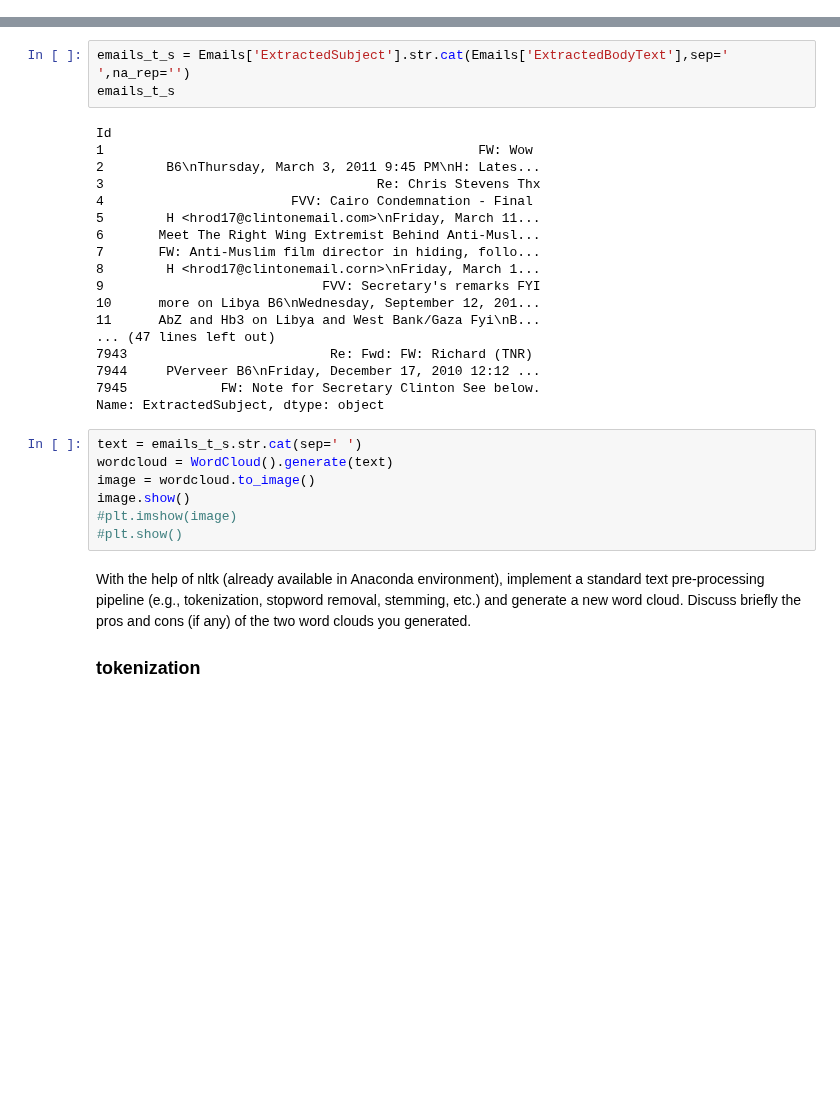
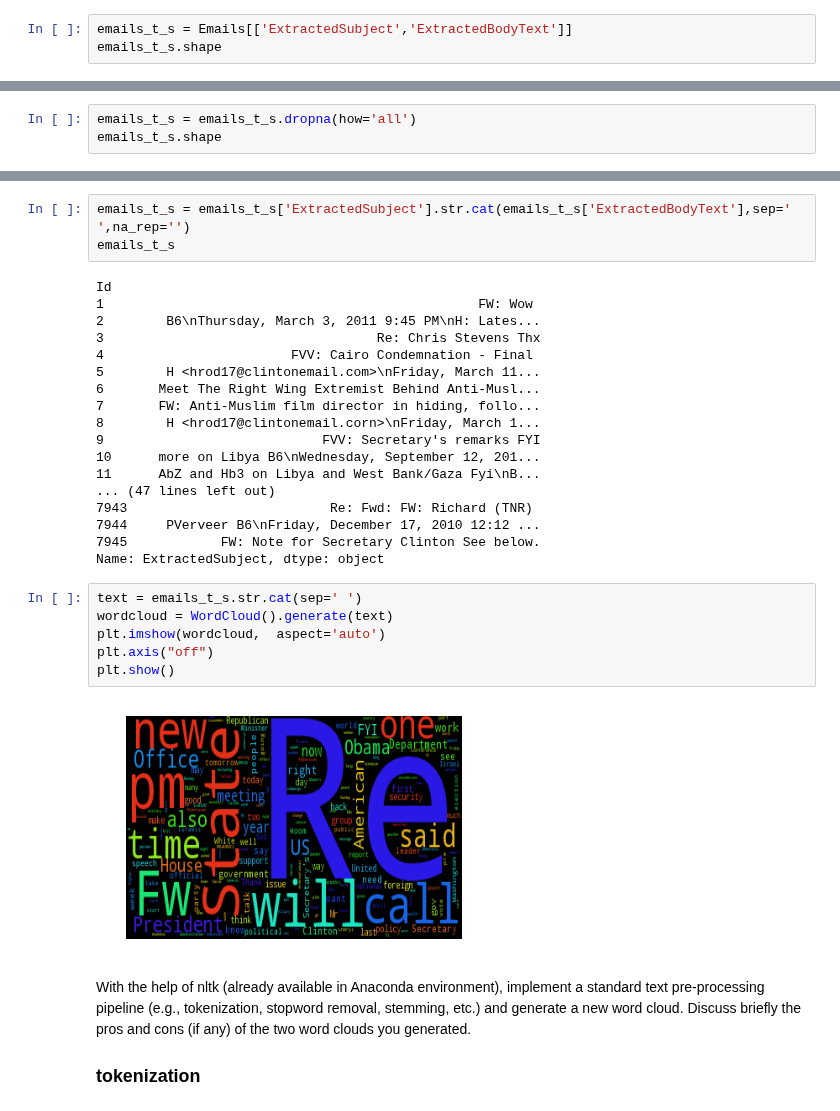
Before and after one commit to amirsh/ada-ana, a Jupyter notebook: HW5-notebooks/Asmae-Preprocessing.ipynb, the cells around one changed output, grey strips where cells are left out. Saved outputs shown, nothing was run; the diff lists cells and outputs as text; blank space fills up the shorter version.

```diff
--- a/HW5-notebooks/Asmae-Preprocessing.ipynb
+++ b/HW5-notebooks/Asmae-Preprocessing.ipynb
@@ -113,3 +114,6 @@ Hashes
 ## Assignment 1
 
 Generate a word cloud based on the raw corpus -- using the Python word_cloud library.
+# %%
+emails_t_s = Emails[['ExtractedSubject','ExtractedBodyText']]
+emails_t_s.shape
@@ -115,0 +122,3 @@ Generate a word cloud based on the raw corpus -- using the Python word_cloud lib
+# %%
+emails_t_s = emails_t_s.dropna(how='all')
+emails_t_s.shape
@@ -116,5 +127,5 @@ Generate a word cloud based on the raw corpus -- using the Python word_cloud lib
 # %%
-emails_t_s = Emails['ExtractedSubject'].str.cat(Emails['ExtractedBodyText'],sep=' ',na_rep='')
+emails_t_s = emails_t_s['ExtractedSubject'].str.cat(emails_t_s['ExtractedBodyText'],sep=' ',na_rep='')
 emails_t_s
 # %% [output]
 Id
@@ -137,10 +148,11 @@ Name: ExtractedSubject, dtype: object
 # %%
 text = emails_t_s.str.cat(sep=' ')
 wordcloud = WordCloud().generate(text)
-image = wordcloud.to_image()
-image.show()
-#plt.imshow(image)
-#plt.show()
+plt.imshow(wordcloud,  aspect='auto')
+plt.axis("off")
+plt.show()
+# %% [output]
+[figure, added]
 # %% [markdown]
 With the help of nltk (already available in Anaconda environment), implement a standard text pre-processing pipeline (e.g., tokenization, stopword removal, stemming, etc.) and generate a new word cloud. Discuss briefly the pros and cons (if any) of the two word clouds you generated.
 ### tokenization
```
Also changed, not shown: parts of 5 cells of this notebook, 2 other files.
